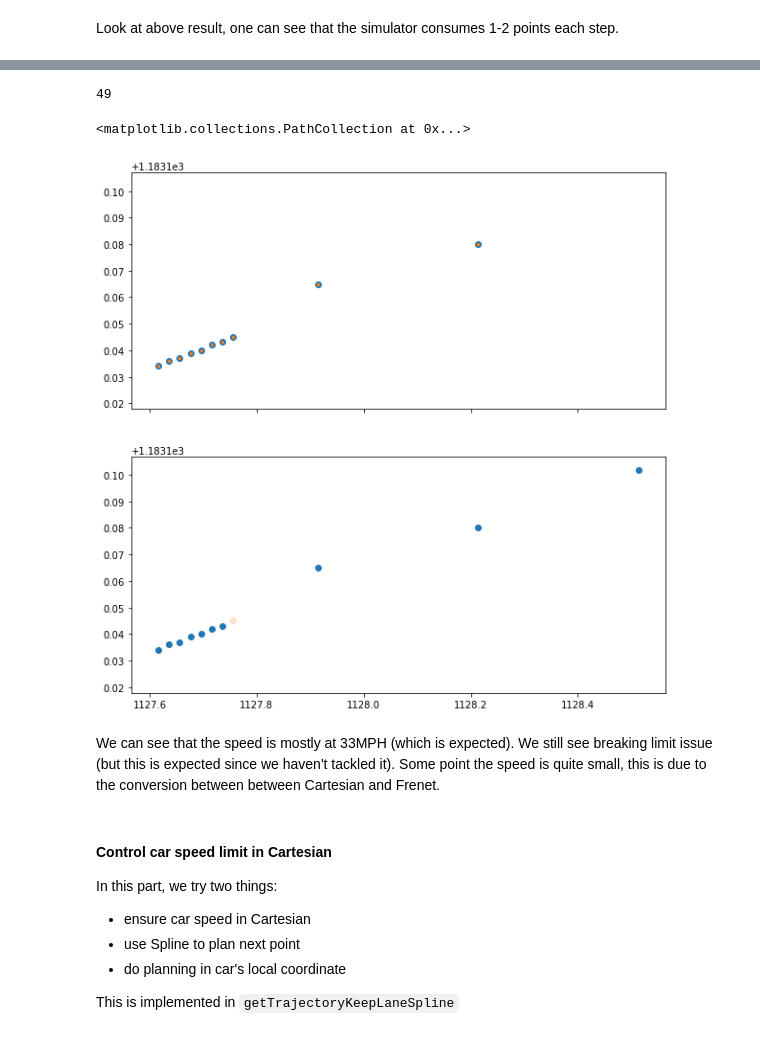
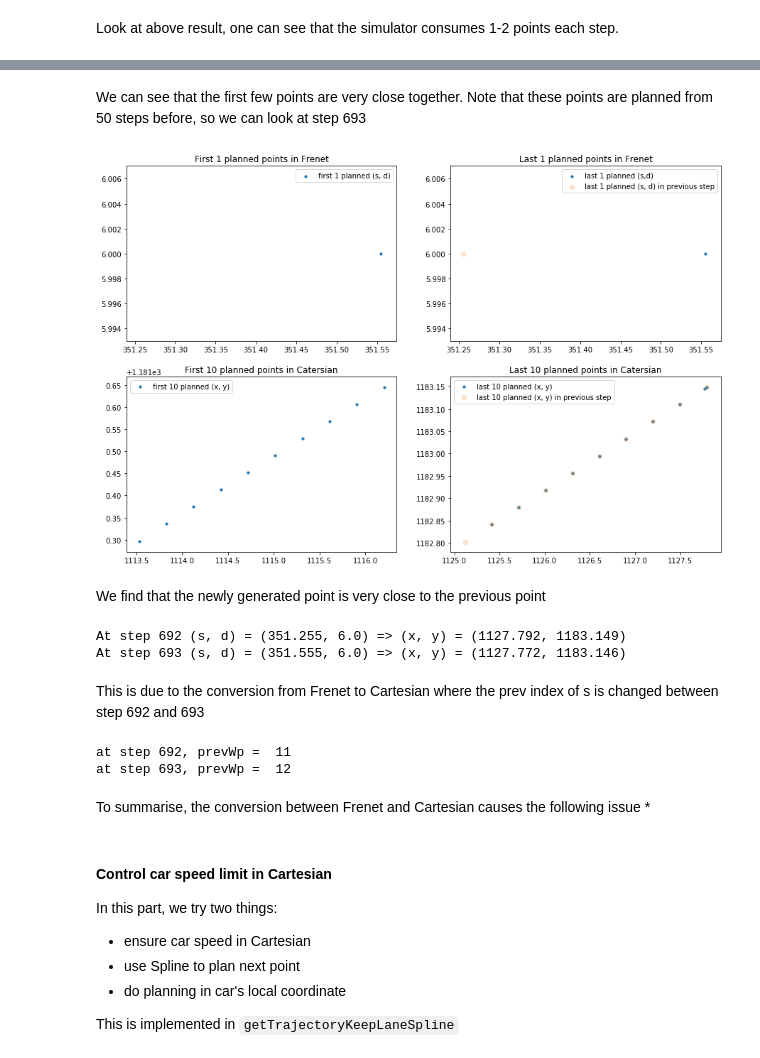
Before and after one commit to minh84/udacity_carnd, a Jupyter notebook: CarND-Term3-P1-Path-Planning/research/Path_Planning.ipynb, the cells around one changed output, grey strips where cells are left out. Drawn from its saved outputs; the diff is of its cells as text; code cells hidden in the pictures.

```diff
--- a/CarND-Term3-P1-Path-Planning/research/Path_Planning.ipynb
+++ b/CarND-Term3-P1-Path-Planning/research/Path_Planning.ipynb
@@ -316,20 +302,41 @@ print(speed2[speed2.vals < 20])
-# %%
-f, axs = plt.subplots(2,1,figsize=(10,10),sharex=True, sharey=True)
-idx = 753*12
-print(len(drive2_df.vals[idx + 8]))
-axs[0].scatter(drive2_df.vals[idx + 8][:10], drive2_df.vals[idx+9][:10])
-axs[0].scatter(drive2_df.vals[idx + 10][:10], drive2_df.vals[idx + 11][:10], s=10, marker='*')
-axs[0]
-
-idx += 12
-axs[1].scatter(drive2_df.vals[idx + 10][:10], drive2_df.vals[idx + 11][:10])
-axs[1].scatter(drive2_df.vals[idx], drive2_df.vals[idx+1],alpha=0.2)
-# %% [output]
-49
-<matplotlib.collections.PathCollection at 0x...>
-[figure, removed]
-# %% [markdown]
-We can see that the speed is mostly at 33MPH (which is expected). We still see breaking limit issue (but this is expected since we haven't tackled it). Some point the speed is quite small, this is due to the conversion between between Cartesian and Frenet.
+# %% [markdown]
+We can see that the first few points are very close together. Note that these points are planned from 50 steps before, so we can look at step 693
+# %%
+visualize(drive2_df, sim2_df, 693)
+# %% [output]
+[figure, added]
+# %% [markdown]
+We find that the newly generated point is very close to the previous point
+# %%
+def log_at_step(log_drive, step):
+    idx_map = build_idx_map(log_drive)
+
+    log_at_step = log_drive[log_drive.step==step]
+    print('At step {} (s, d) = ({}, {}) => (x, y) = ({}, {})'.format(
+        step,
+        log_at_step.iloc[idx_map['next_s_vals']].vals[-1],
+        log_at_step.iloc[idx_map['next_d_vals']].vals[-1],
+        log_at_step.iloc[idx_map['next_x_vals']].vals[-1],
+        log_at_step.iloc[idx_map['next_y_vals']].vals[-1]
+    ))
+
+
+log_at_step(drive2_df, 692)
+log_at_step(drive2_df, 693)
+# %% [output]
+At step 692 (s, d) = (351.255, 6.0) => (x, y) = (1127.792, 1183.149)
+At step 693 (s, d) = (351.555, 6.0) => (x, y) = (1127.772, 1183.146)
+# %% [markdown]
+This is due to the conversion from Frenet to Cartesian where the prev index of s is changed between step 692 and 693
+# %%
+print('at step 692, prevWp = ', hwm.getPrevS(351.255))
+print('at step 693, prevWp = ', hwm.getPrevS(351.555))
+# %% [output]
+at step 692, prevWp =  11
+at step 693, prevWp =  12
+# %% [markdown]
+To summarise, the conversion between Frenet and Cartesian causes the following issue
+*
 # %% [markdown]
 #### Control car speed limit in Cartesian
 In this part, we try two things:
```
Also changed, not shown: parts of 43 cells of this notebook, 43 other files.
